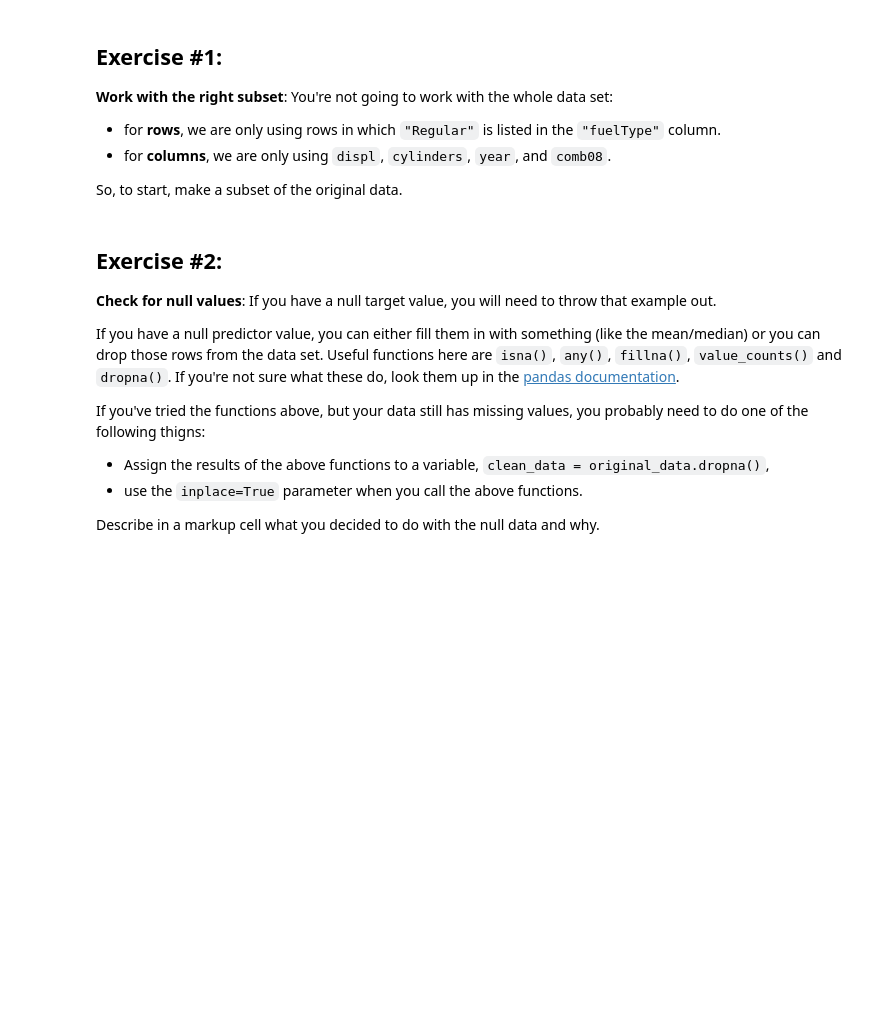
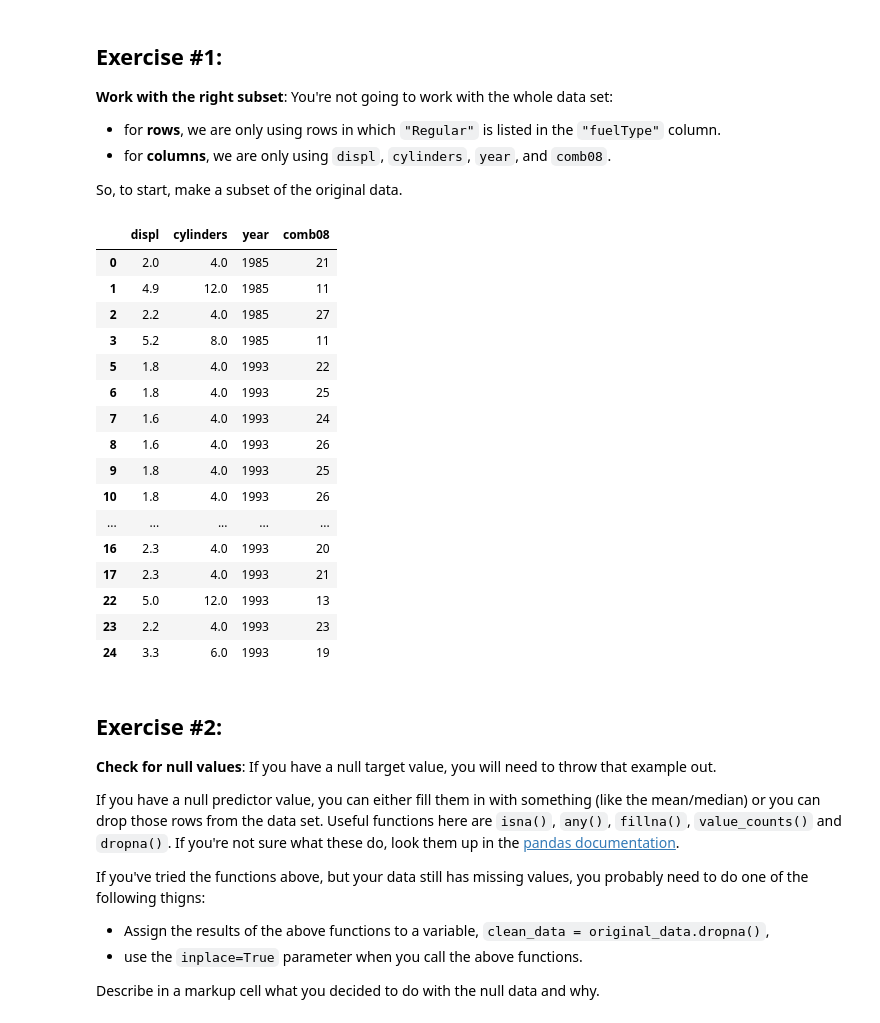
Before and after one commit to Nathan499/CS-167, a Jupyter notebook: Notebook2_starter.ipynb, the cells around one changed output. Drawn from its saved outputs; the diff is of its cells as text; code cells hidden in the pictures; blank space fills up the shorter version.

```diff
--- a/Notebook2_starter.ipynb
+++ b/Notebook2_starter.ipynb
@@ -14,7 +14,7 @@ import pandas
 import numpy
 from google.colab import drive
 drive.mount('/content/drive')
-data = pandas.read_csv('/content/drive/MyDrive/CS167_S21/CS167_datasets/vehicles.csv')
+data = pandas.read_csv('/content/drive/MyDrive/CS 167/vehicles.csv')
 pandas.set_option('display.max_columns', 100)
 data.head()
 # %% [output]
@@ -37,3 +35,27 @@ So, to start, make a subset of the original data.
+# %%
+# your code here:
+regular = data[data['fuelType'] == "Regular"]
+subset = regular[['displ', 'cylinders', 'year', 'comb08']]
+
+subset.head(20)
+# %% [output]
+|  | displ | cylinders | year | comb08 |
+| 0 | 2.0 | 4.0 | 1985 | 21 |
+| 1 | 4.9 | 12.0 | 1985 | 11 |
+| 2 | 2.2 | 4.0 | 1985 | 27 |
+| 3 | 5.2 | 8.0 | 1985 | 11 |
+| 5 | 1.8 | 4.0 | 1993 | 22 |
+| 6 | 1.8 | 4.0 | 1993 | 25 |
+| 7 | 1.6 | 4.0 | 1993 | 24 |
+| 8 | 1.6 | 4.0 | 1993 | 26 |
+| 9 | 1.8 | 4.0 | 1993 | 25 |
+| 10 | 1.8 | 4.0 | 1993 | 26 |
+| ... | ... | ... | ... | ... |
+| 16 | 2.3 | 4.0 | 1993 | 20 |
+| 17 | 2.3 | 4.0 | 1993 | 21 |
+| 22 | 5.0 | 12.0 | 1993 | 13 |
+| 23 | 2.2 | 4.0 | 1993 | 23 |
+| 24 | 3.3 | 6.0 | 1993 | 19 |
 # %% [markdown]
 ## Exercise #2:
 **Check for null values**: If you have a null target value, you will need to throw that example out.
```
Also changed, not shown: parts of 1 cell of this notebook.
